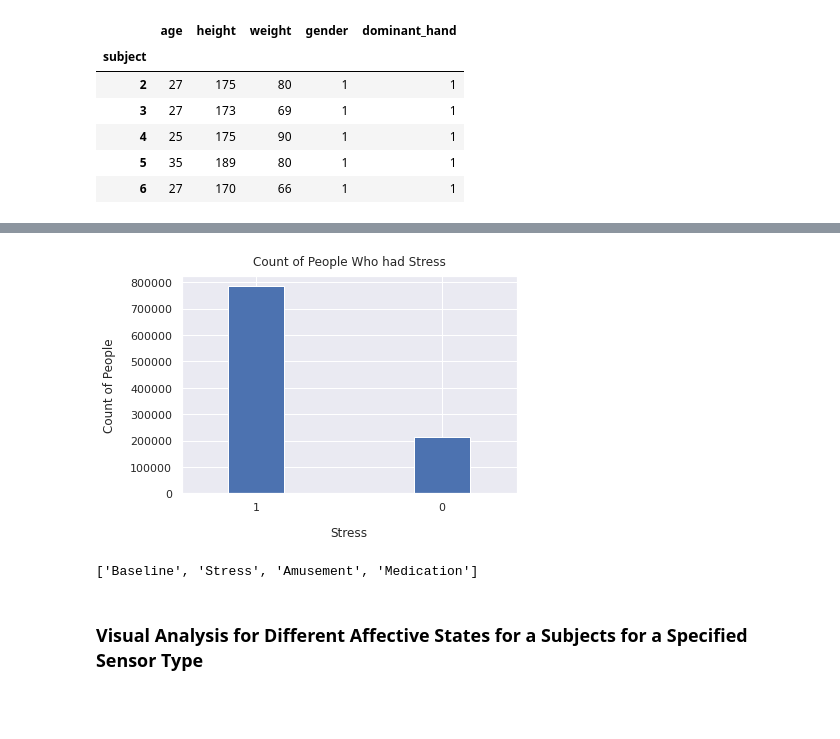
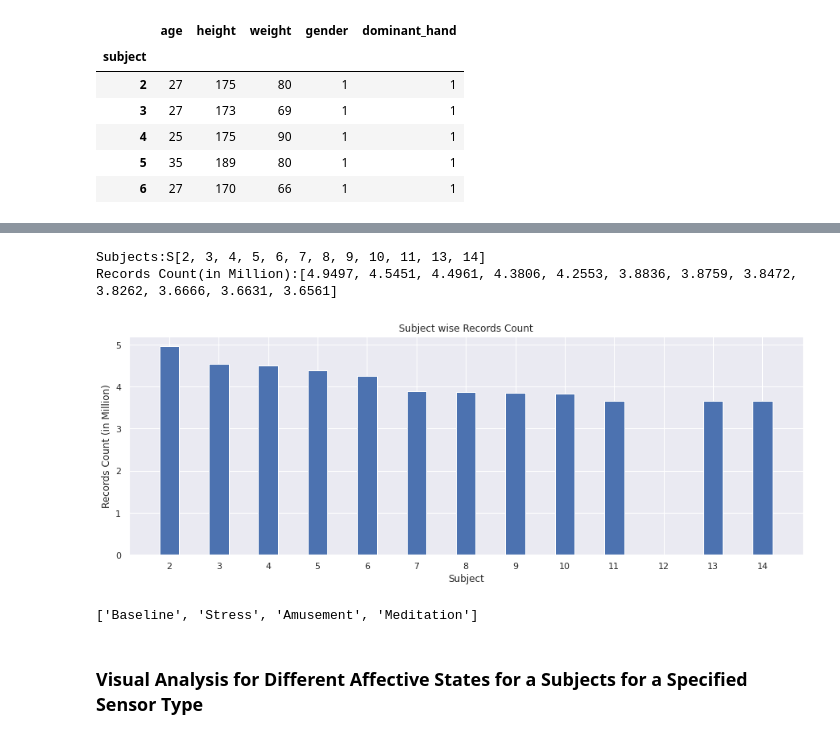
Before and after one commit to cheerspankaj/MADS_2023_Capstone, a Jupyter notebook: Capstone_StressDetection_Master.ipynb, the cells around one changed output, grey strips where cells are left out. Drawn from its saved outputs; the diff is of its cells as text; code cells hidden in the pictures; blank space fills up the shorter version.

```diff
--- a/Capstone_StressDetection_Master.ipynb
+++ b/Capstone_StressDetection_Master.ipynb
@@ -40,7 +47,8 @@ files
  'chest_data_with_label_1_subjects_TEST_DATA_with_survey.csv',
  'chest_All.csv']
 # %%
-pickle_file_name = 'data_pkl/S'
-personal_info_file_name = 'subject_personal_info.xlsx'
-survey_data_file_name = 'survey_ref_table_subject_responses.csv'
+pickle_file_name = file_path+'data_pkl/S'
+personal_info_file_name = file_path+'subject_personal_info.xlsx'
+survey_data_file_name = file_path+'survey_ref_table_subject_responses.csv'
+data_file_name = 'chest_data_with_label_12_subjects_TRAIN_DATA_with_survey.csv'
 # %% [markdown]
@@ -142,5 +123,8 @@ personal_info_filename = 'subject_personal_info.xlsx'
 # %%
-# get chest data
-chest_data = pd.read_csv(chest_data_filename,nrows=1000000)
-chest_data.head()
+# get Row data
+print('Start Time:',datetime.now())
+data_raw = pd.read_csv(file_path+data_file_name)#nrows=1000000)
+print('Total Records Count:',data_raw.shape)
+print('End Time:',datetime.now())
+data_raw.head()
 # %% [output]
@@ -153,19 +141,27 @@ chest_data.head()
 # %%
-#Check Class Imbalance in the dataset
-datavis.plot_class_counts(data=chest_data.label,
-                          x_label='Stress',
-                          y_label='Count of People',
-                          title='Count of People Who had Stress')
+# Records count for each Subject in the training dataset
+subj_count = list(data_raw.subject.value_counts()/1000000)
+subj_name = list(data_raw.subject.unique())
+print('Subjects:S{} \nRecords Count(in Million):{}'.format(subj_name,subj_count))
+
+# Plot bar graph for subject wise records count
+fig = plt.figure(figsize = (15, 5))
+plt.bar(subj_name,subj_count,width = 0.4)
+
+plt.xlabel("Subject")
+plt.ylabel("Records Count (in Million)")
+plt.xticks(range(2,len(subj_name)+3))
+plt.title("Subject wise Records Count")
+plt.show()
 # %% [output]
+Subjects:S[2, 3, 4, 5, 6, 7, 8, 9, 10, 11, 13, 14]
+Records Count(in Million):[4.9497, 4.5451, 4.4961, 4.3806, 4.2553, 3.8836, 3.8759, 3.8472, 3.8262, 3.6666, 3.6631, 3.6561]
-[figure, old version]
+[figure, new version]
 # %%
-# chest_data_label = chest_data.label.unique()
-# print('chest_data_label:',chest_data_label)
-
-chest_data_label_dict = {'Baseline':1,'Stress':2,'Amusement':3,'Medication':4}
-print(list(chest_data_label_dict.keys()))
+effective_state_label = {'Baseline':1,'Stress':2,'Amusement':3,'Meditation':4}
+print(list(effective_state_label.keys()))
 # %% [output]
-['Baseline', 'Stress', 'Amusement', 'Medication']
+['Baseline', 'Stress', 'Amusement', 'Meditation']
 # %% [markdown]
 ### Visual Analysis for Different Affective States for a Subjects for a Specified Sensor Type
 # %% [markdown]
```
Also changed, not shown: parts of 33 cells of this notebook, 4 other files.
